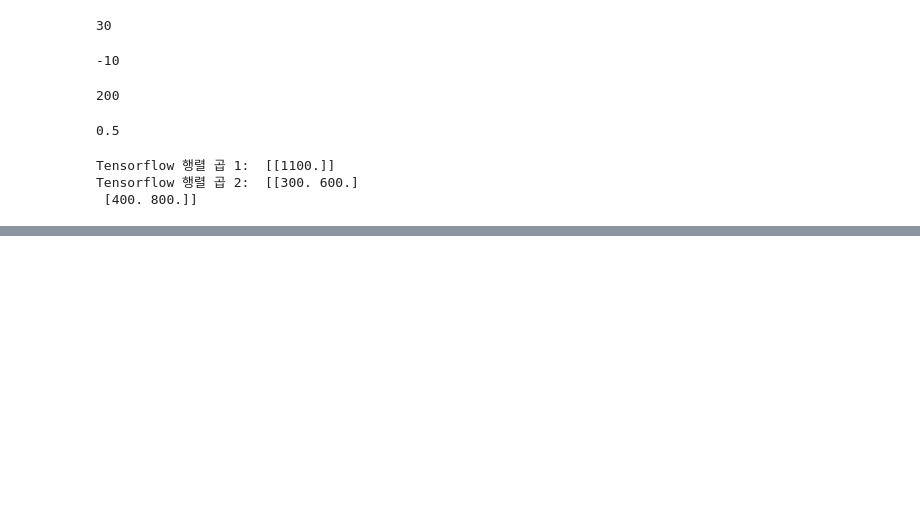
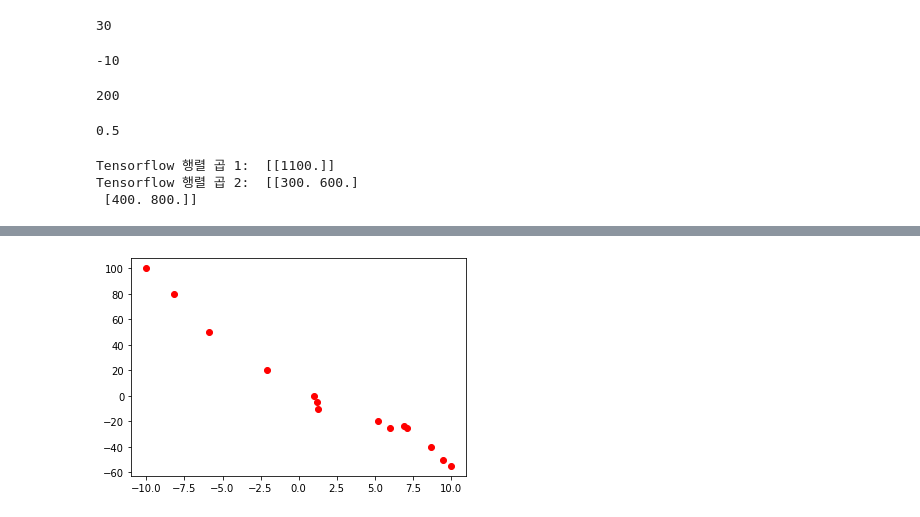
Before and after one commit to hoonzi-s/-EDRC-Python, a Jupyter notebook: 02. Modeling.ipynb, the cells around one changed output, grey strips where cells are left out. Drawn from its saved outputs; the diff is of its cells as text; code cells hidden in the pictures; blank space fills up the shorter version.

```diff
--- a/02. Modeling.ipynb
+++ b/02. Modeling.ipynb
@@ -140,0 +253,10 @@ Tensorflow 행렬 곱 2:  [[300. 600.]
+# %%
+df = pd.read_excel('/content/drive/MyDrive/EDRC_Python/excel_linear_data_1.xlsx').to_numpy()
+x = df[:, 0].reshape(-1, 1)
+y = df[:, 1].reshape(-1, 1)
+# %%
+plt.figure()
+plt.scatter(x, y, color = 'red')
+plt.show()
+# %% [output]
+[figure, added]
```
Also changed, not shown: parts of 14 cells of this notebook.
